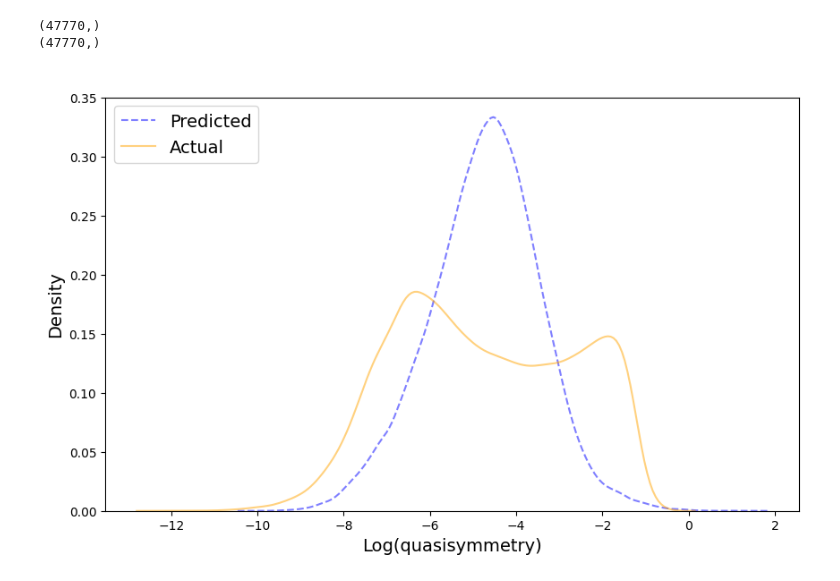
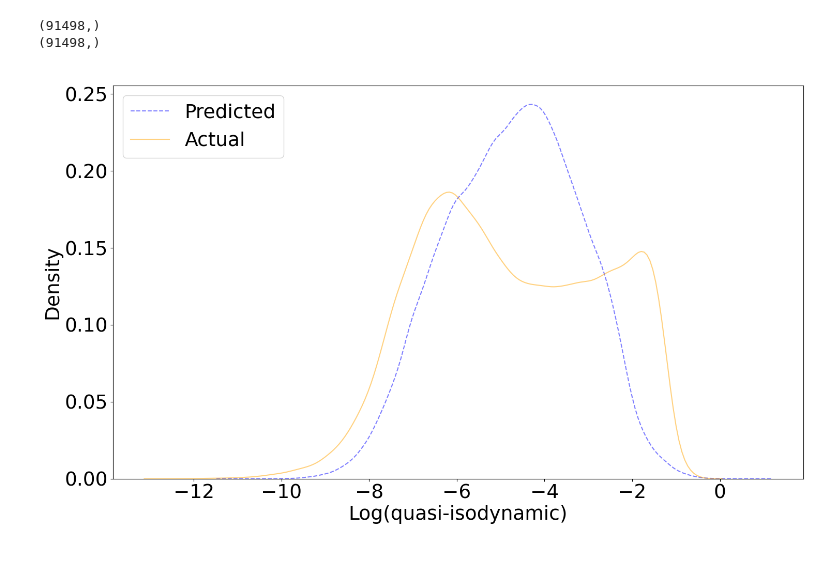
Before and after one commit to laiarodrigo/PIC-STELLARATOR, a Jupyter notebook: data_analysis/quasi_isodynamic/non_probabilistic_models/lightgbm_regressor/qi_study.ipynb, the cells around one changed output. Saved outputs shown, nothing was run; the diff lists cells and outputs as text; code cells hidden in the pictures.

```diff
--- a/data_analysis/quasi_isodynamic/non_probabilistic_models/lightgbm_regressor/qi_study.ipynb
+++ b/data_analysis/quasi_isodynamic/non_probabilistic_models/lightgbm_regressor/qi_study.ipynb
@@ -5,10 +5,10 @@ from sklearn.model_selection import train_test_split, GridSearchCV
 import sqlite3
 
 # Load the true positive predictions from the CSV file
-conn = sqlite3.connect('../../../../data/nfp2/nfp2.db')  # Adjust the path to your database file
+conn = sqlite3.connect('../../../../data/nfp2/nfp2_combined.db')  # Adjust the path to your database file
 
 # Step 2 & 3: Query the database and load the data into a pandas DataFrame
-query = "SELECT * FROM stellarators"  # Adjust your query as needed
+query = "SELECT * FROM stellarators_combined"  # Adjust your query as needed
 data_df = pd.read_sql_query(query, conn)
 # %%
 data_df_clean = data_df[data_df['convergence'] == 1]
@@ -121,7 +114,7 @@ plt.show()
 import lightgbm as lgb
 
 # Load the model
-model = lgb.Booster(model_file='lightgbm_25_iter.txt')
+model = lgb.Booster(model_file='lightgbm_final.txt')
 
 # Assuming 'new_data' is your new dataset
 predictions = model.predict(test_features_no_outliers)
@@ -134,19 +127,24 @@ print(predictions)
 # %%
 # Combine and plot
 #df_combined = pd.concat([df_predictions, df_actual])
 print(predictions.shape)
 print(test_target_no_outliers.shape)
 
-plt.figure(figsize=(10, 6))
+plt.figure(figsize=(14, 10))
 sns.kdeplot(predictions, fill=False, color="blue", alpha=0.5, label="Predicted", linestyle='--')
 sns.kdeplot(test_target_no_outliers, fill=False, color="orange", alpha=0.5, label="Actual")
 plt.title('  ')
-plt.xlabel('Log(quasisymmetry)', fontsize = 14)
-plt.ylabel('Density', fontsize = 14)
-plt.legend(loc='upper left', fontsize= 14)
-plt.savefig('actual_vs_predictedpdf.pdf')
+plt.xlabel('Log(quasi-isodynamic)', fontsize = 27)
+plt.ylabel('Density', fontsize = 27)
+plt.legend(loc='upper left', fontsize= 27)
+plt.xticks(fontsize=27)
+plt.yticks(fontsize=27)
+
+plt.tight_layout()
+
+plt.savefig('actual_vs_predictedpdf.pdf', bbox_inches='tight')
 plt.show()
 # %% [output]
-(47770,)
-(47770,)
+(91498,)
+(91498,)
-[figure, old version]
+[figure, new version]
```
Also changed, not shown: parts of 12 cells of this notebook, 25 other files.
